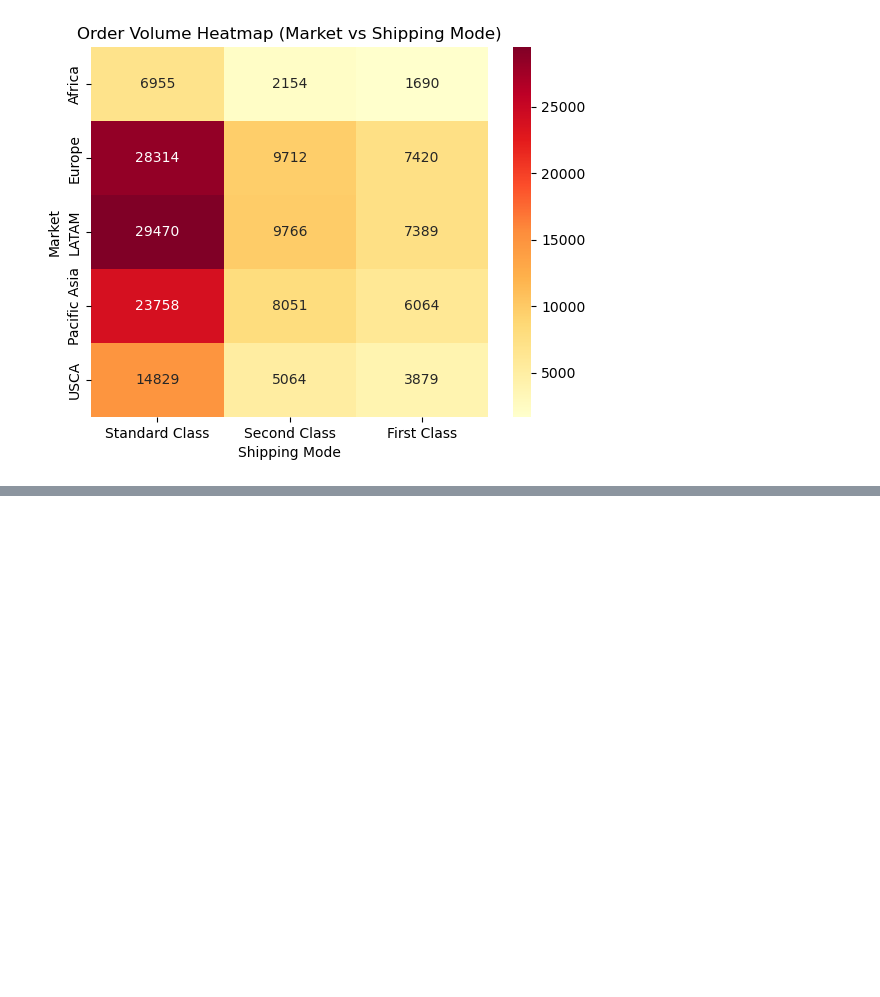
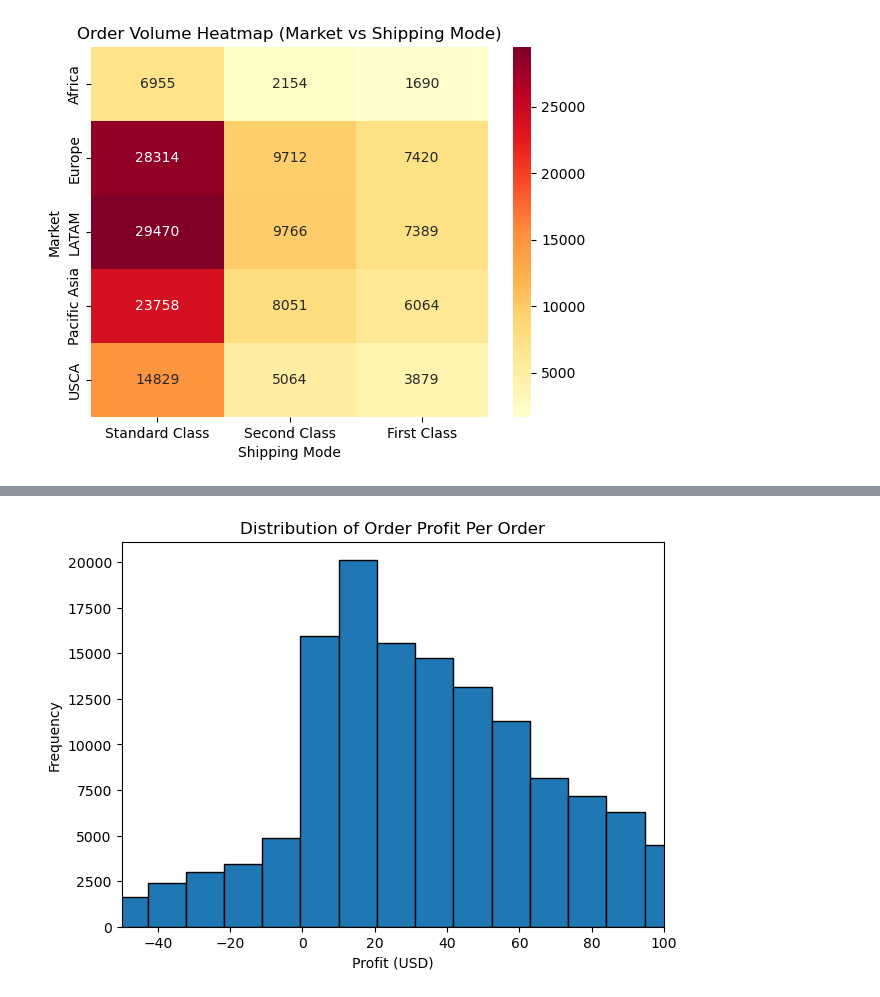
Before and after one commit to AriaRahman/PYTHON_FinalProject, a Jupyter notebook: analysis.ipynb, the cells around one changed output, grey strips where cells are left out. Saved outputs shown, nothing was run; the diff lists cells and outputs as text; code cells hidden in the pictures; blank space fills up the shorter version.

```diff
--- a/analysis.ipynb
+++ b/analysis.ipynb
@@ -603,0 +616,20 @@ plt.show()
+# %%
+#33
+
+plt.figure(figsize=(7,5))
+
+dataset['Order Profit Per Order'].plot(
+    kind='hist',
+    bins=40,
+    edgecolor='black'
+)
+
+plt.title("Distribution of Order Profit Per Order")
+plt.xlabel("Profit (USD)")
+plt.ylabel("Frequency")
+
+plt.xlim(-50, 100)
+
+plt.show()
+# %% [output]
+[figure, added]
```
Also changed, not shown: parts of 3 cells of this notebook.
